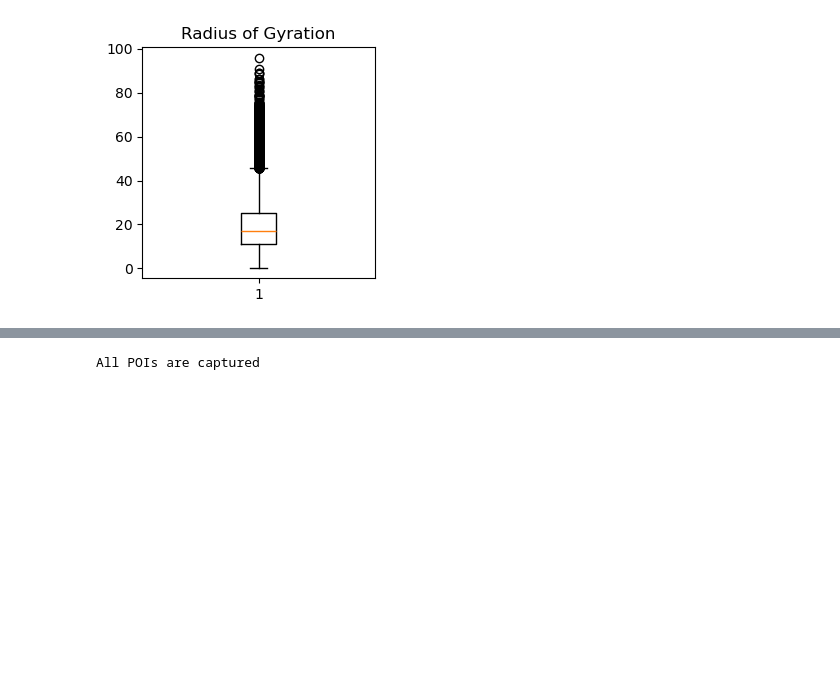
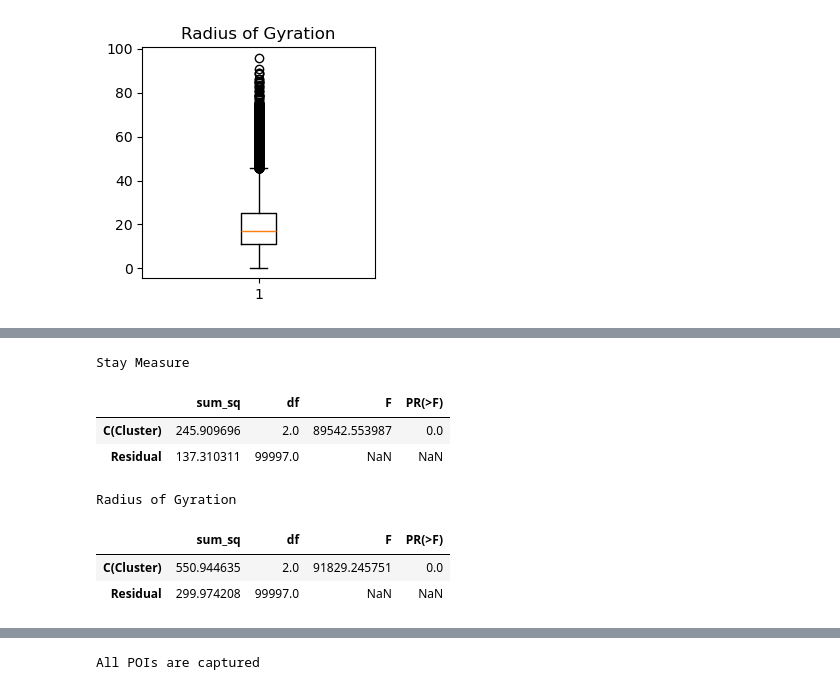
Before and after one commit to ANNIZHENG/MLModel_Eval_with_YJMob100K, a Jupyter notebook: DataAnalysis_POI.ipynb, the cells around one changed output, grey strips where cells are left out. Cells and saved outputs as stored; diff of their text form; code cells hidden in the pictures; blank space fills up the shorter version.

```diff
--- a/DataAnalysis_POI.ipynb
+++ b/DataAnalysis_POI.ipynb
@@ -245,0 +287,35 @@ pd.DataFrame(centroids, columns=analysis.columns[:-1]) # not including Cluster c
+# %%
+# 2 groups - Independent T-test
+# from scipy.stats import ttest_ind
+import statsmodels.api as sm
+from statsmodels.formula.api import ols
+
+# 3 groups - ANOVA
+model = ols('Stay_Measure_Scaled_Norm ~ C(Cluster)', data=analysis).fit()
+print("Stay Measure")
+display(sm.stats.anova_lm(model, typ=2)) # Type 2 ANOVA DataFrame
+
+group1 = analysis[analysis['Cluster'] == 0]['Stay_Measure_Scaled_Norm']
+group2 = analysis[analysis['Cluster'] == 1]['Stay_Measure_Scaled_Norm']
+group3 = analysis[analysis['Cluster'] == 2]['Stay_Measure_Scaled_Norm']
+
+# stat, p = ttest_ind(group1, group2)
+
+analysis['Radius_of_Gyration_Scaled_Norm'] = np.log1p(analysis['Radius_of_Gyration_Scaled'])
+group1 = analysis[analysis['Cluster'] == 0]['Radius_of_Gyration_Scaled_Norm']
+group2 = analysis[analysis['Cluster'] == 1]['Radius_of_Gyration_Scaled_Norm']
+group3 = analysis[analysis['Cluster'] == 2]['Stay_Measure_Scaled_Norm']
+model_rg = ols('Radius_of_Gyration_Scaled_Norm ~ C(Cluster)', data=analysis).fit()
+print("Radius of Gyration")
+display(sm.stats.anova_lm(model_rg, typ=2))
+
+# stat, p = ttest_ind(group1, group2)
+# %% [output]
+Stay Measure
+|  | sum_sq | df | F | PR(>F) |
+| C(Cluster) | 245.909696 | 2.0 | 89542.553987 | 0.0 |
+| Residual | 137.310311 | 99997.0 | NaN | NaN |
+Radius of Gyration
+|  | sum_sq | df | F | PR(>F) |
+| C(Cluster) | 550.944635 | 2.0 | 91829.245751 | 0.0 |
+| Residual | 299.974208 | 99997.0 | NaN | NaN |
```
Also changed, not shown: parts of 10 cells of this notebook.
